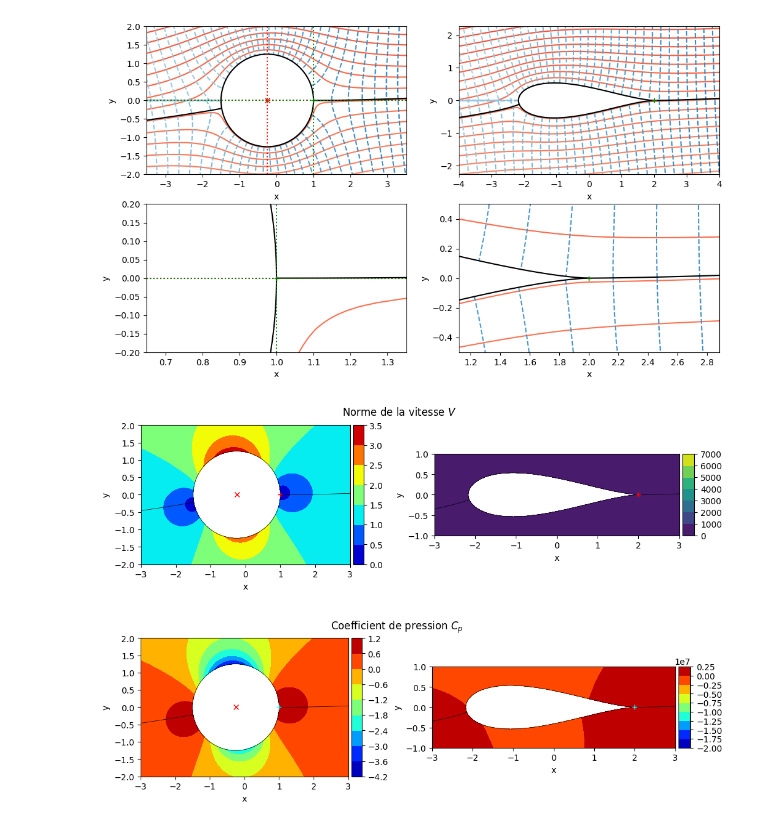
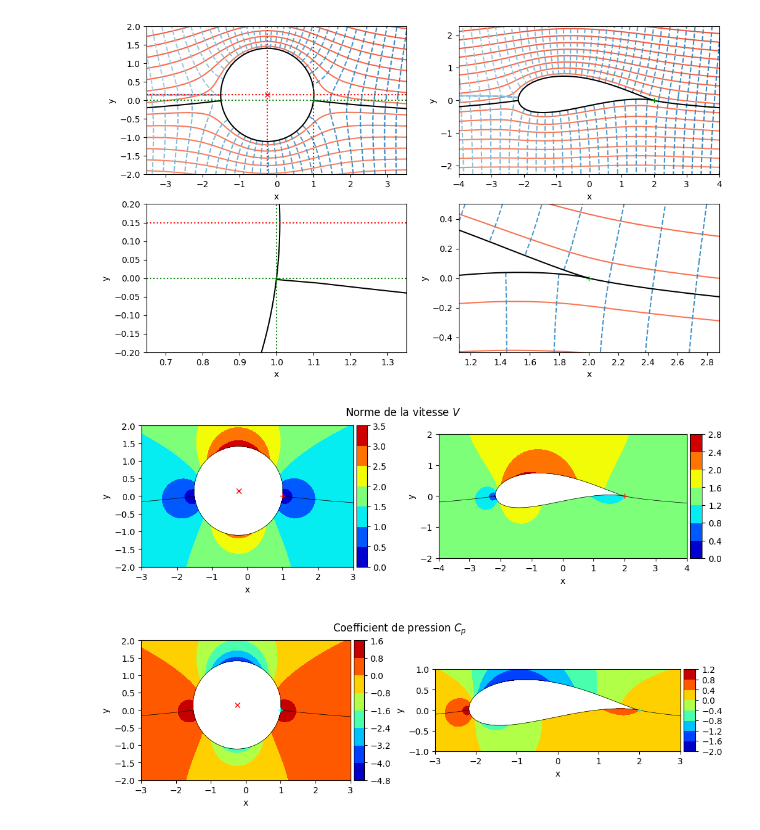
Before and after one commit to sanjosem/mec757_solutions, a Jupyter notebook: cours/Joukovski.ipynb, the cells around one changed output. Drawn from its saved outputs; the diff is of its cells as text; code cells hidden in the pictures.

```diff
--- a/cours/Joukovski.ipynb
+++ b/cours/Joukovski.ipynb
@@ -9,13 +9,13 @@ Ncontours = 100
 from mpl_toolkits.axes_grid1.axes_divider import make_axes_locatable
 # %%
 Vinf = 1.5
-center = [-0.25,0.0]
+center = [-0.25,0.15]
 Zcenter = center[0] + 1j*center[1]
 ZTE = 1.0 + 1j * 0.0
 R0 = np.abs(ZTE-Zcenter)
 beta = np.angle(ZTE-Zcenter)
 Kappa = 2*np.pi*R0**2*Vinf
-AoA = 5.0 # deg
+AoA = 0.1 # deg
 alpha = np.deg2rad(AoA)
 # %%
 def Jouk(z):
@@ -36,10 +36,10 @@ def create_cylinder_flow(grid,alpha=0.0,Gamma=0.0,center=[0.,0.]):
     ecoul['Cp'] = 1 - (ecoul['V']/Vinf)**2
     return ecoul
 # %%
-Gamma = -4* np.pi * Vinf * R0 * np.sin(beta-alpha)
+Gamma = -4.0 * np.pi * Vinf * R0 * np.sin(beta-alpha)
 # %%
 grid = bq.create_2Dgrid_cyl(rbounds=[R0-1.0e-5,10*R0],center=center,nr=100,nt=2*360)
-Zgrid = grid['x'] + 1j * grid['y']
+Zgrid = (grid['x'] + 1j * grid['y'])* np.exp(-1j*alpha)
 ecoul = create_cylinder_flow(grid,alpha=alpha,Gamma=Gamma,center=center)
 zgrid = Jouk(Zgrid)
 W = ecoul['u'] - 1j * ecoul['v']
@@ -122,38 +112,39 @@ axs[1,1].set_xlim(1.8,2.2)
 axs[1,1].set_ylim(-0.5,0.5)
 plt.show()
 # %% [output]
-[figure, old version]
+[figure, new version]
 # %%
 fig,axs = plt.subplots(1,2,figsize=(12,3))
 axs[0].plot(Zcenter.real,Zcenter.imag,'x',color='red')
 cf = axs[0].contourf(grid['x'],grid['y'],ecoul['V'],cmap=plt.cm.jet)
 axs[0].contour(grid['x'],grid['y'],ecoul['psi'],[psi0,],colors='black',
                linewidths=0.5)
 divider = make_axes_locatable(axs[0])
 cax = divider.append_axes("right", size="5%", pad=0.05)
 plt.colorbar(cf, cax=cax)
 
-cf2 = axs[1].contourf(zgrid.real,zgrid.imag,w_prof,linestyles='--')
+cf2 = axs[1].contourf(zgrid.real,zgrid.imag,w_prof,linestyles='--',cmap=plt.cm.jet)
 axs[1].contour(zgrid.real,zgrid.imag,ecoul['psi'],[psi0,],colors='black',
                linewidths=0.5)
 divider = make_axes_locatable(axs[1])
 cax2 = divider.append_axes("right", size="5%", pad=0.05)
 plt.colorbar(cf2, cax=cax2)
 
 axs[0].plot(ZTE.real,ZTE.imag,'+',color='red')
 axs[1].plot(LocTE.real,LocTE.imag,'+',color='red')
 
 for ax in axs:
     ax.axis('equal')
     ax.set_xlabel('x')
     ax.set_ylabel('y')
-    ax.set_xlim(-3,3)
+axs[0].set_xlim(-3,3)
 axs[0].set_ylim(-2,2)
-axs[1].set_ylim(-1,1)
+axs[1].set_ylim(-2,2)
+axs[1].set_xlim(-4,4)
 plt.suptitle(r'Norme de la vitesse $V$')
 plt.show()
 # %% [output]
-[figure, old version]
+[figure, new version]
 # %%
 fig,axs = plt.subplots(1,2,figsize=(12,3))
 axs[0].plot(Zcenter.real,Zcenter.imag,'x',color='red')
@@ -182,7 +173,7 @@ axs[1].set_ylim(-1,1)
 plt.suptitle(r'Coefficient de pression $C_p$')
 plt.show()
 # %% [output]
-[figure, old version]
+[figure, new version]
 # %%
 plt.plot(Prof.real[:-1],Cp_cercle_prof[:-1],marker='o')
 # plt.ylim(-2.0,1.2)
```
Also changed, not shown: parts of 4 cells of this notebook, 1 other file.
